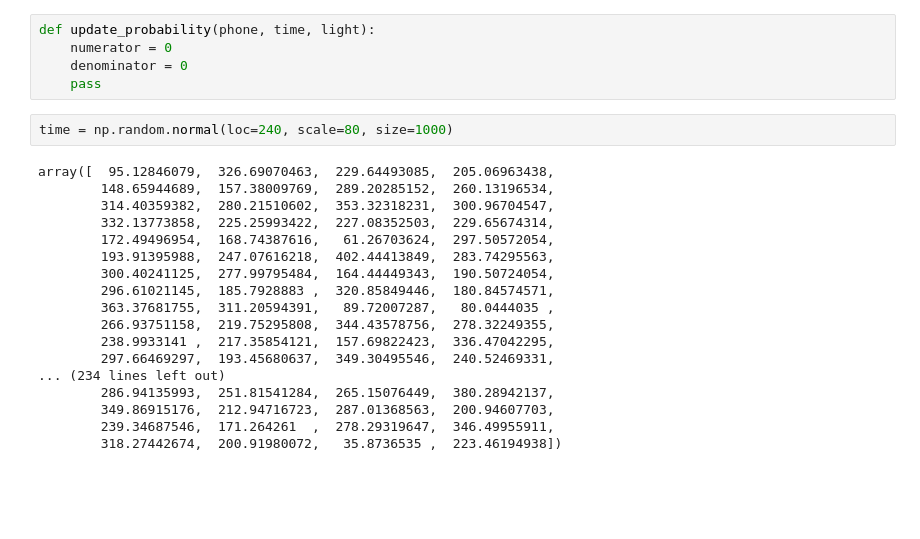
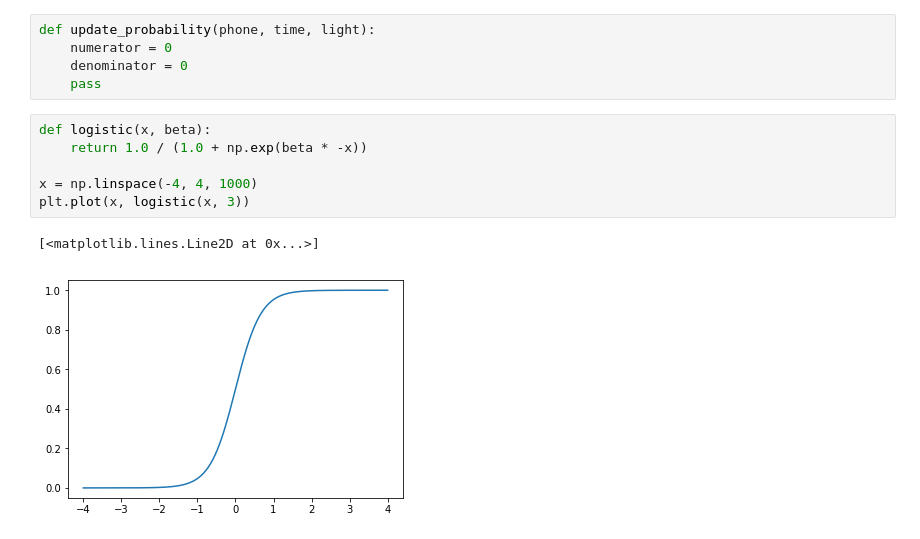
Before and after one commit to WillKoehrsen/eecs-491, a Jupyter notebook: assign/assign_1/assign_1.ipynb, the cells around one changed output. Drawn from its saved outputs; the diff is of its cells as text; blank space fills up the shorter version.

```diff
--- a/assign/assign_1/assign_1.ipynb
+++ b/assign/assign_1/assign_1.ipynb
@@ -52,23 +52,12 @@ def update_probability(phone, time, light):
     numerator = 0
     denominator = 0
     pass
-# %%
-time = np.random.normal(loc=240, scale=80, size=1000)
-# %% [output]
-array([  95.12846079,  326.69070463,  229.64493085,  205.06963438,
-        148.65944689,  157.38009769,  289.20285152,  260.13196534,
-        314.40359382,  280.21510602,  353.32318231,  300.96704547,
-        332.13773858,  225.25993422,  227.08352503,  229.65674314,
-        172.49496954,  168.74387616,   61.26703624,  297.50572054,
-        193.91395988,  247.07616218,  402.44413849,  283.74295563,
-        300.40241125,  277.99795484,  164.44449343,  190.50724054,
-        296.61021145,  185.7928883 ,  320.85849446,  180.84574571,
-        363.37681755,  311.20594391,   89.72007287,   80.0444035 ,
-        266.93751158,  219.75295808,  344.43578756,  278.32249355,
-        238.9933141 ,  217.35854121,  157.69822423,  336.47042295,
-        297.66469297,  193.45680637,  349.30495546,  240.52469331,
-... (234 lines left out)
-        286.94135993,  251.81541284,  265.15076449,  380.28942137,
-        349.86915176,  212.94716723,  287.01368563,  200.94607703,
-        239.34687546,  171.264261  ,  278.29319647,  346.49955911,
-        318.27442674,  200.91980072,   35.8736535 ,  223.46194938])
+# %%
+def logistic(x, beta):
+    return 1.0 / (1.0 + np.exp(beta * -x))
+
+x = np.linspace(-4, 4, 1000)
+plt.plot(x, logistic(x, 3))
+# %% [output]
+[<matplotlib.lines.Line2D at 0x...>]
+[figure, added]
```
Also changed, not shown: parts of 16 cells of this notebook, 1 other file.
